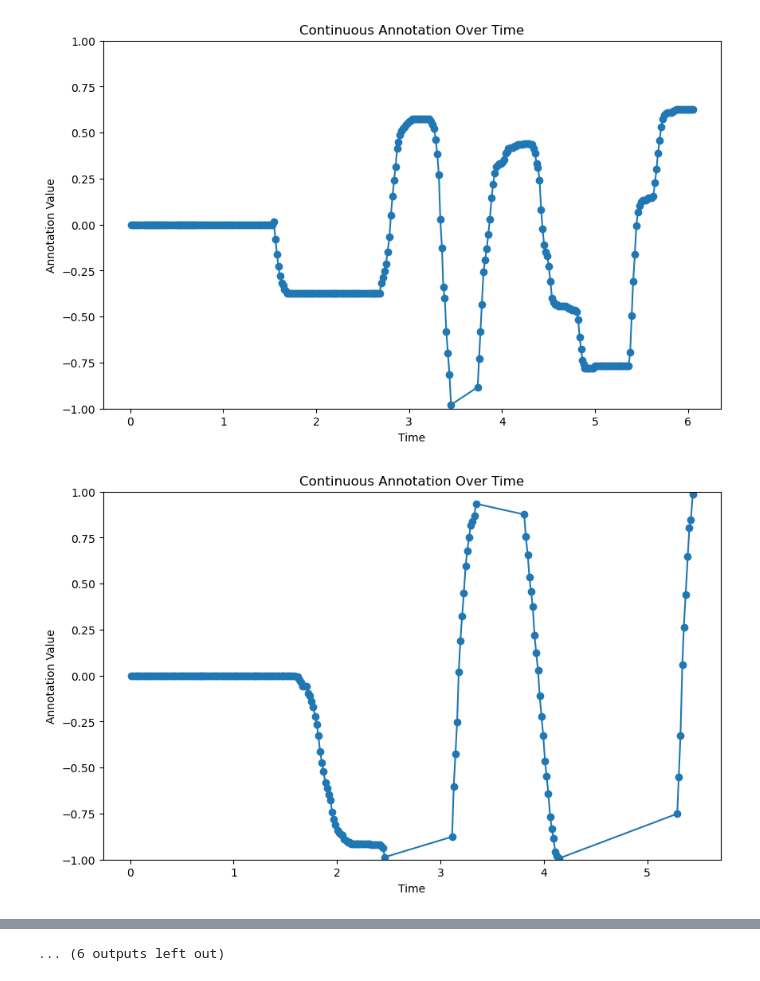
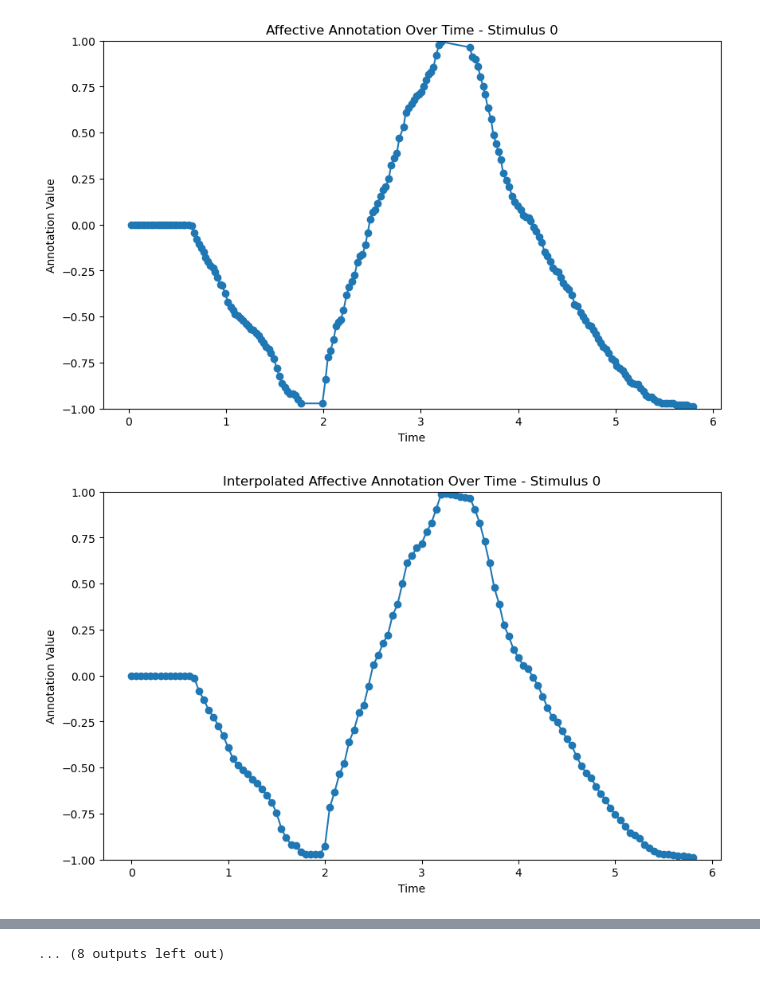
Before and after one commit to tomdamelio/experiment_VR, a Jupyter notebook: non_immersive/test_continuous_annotations.ipynb, the cells around one changed output, grey strips where cells are left out. Cells and saved outputs as stored; diff of their text form; code cells hidden in the pictures.

```diff
--- a/non_immersive/test_continuous_annotations.ipynb
+++ b/non_immersive/test_continuous_annotations.ipynb
@@ -4,7 +4,7 @@ import pandas as pd
 import matplotlib.pyplot as plt
 
 # Carga del archivo .csv
-file_path = "./results/S6/S6_non_immersive_pilot_2024-03-10_23h02.58.174"
+file_path = "./results/S6/S6_non_immersive_pilot_2024-03-11_09h26.19.993.csv"
 data = pd.read_csv(file_path)
 # %%
 import ast  # Utilizaremos ast.literal_eval para convertir el string a una lista de Python
@@ -14,34 +14,66 @@ for stim in range(0, len(data)):
     # Convertimos el string a una lista de listas
     first_value = ast.literal_eval(data['continuous_annotation'].iloc[stim])
 
     # Preparando los datos para el lineplot
     y_values = [pair[0] for pair in first_value]  # Primer valor de cada par como valor en y
     x_values = [pair[1] for pair in first_value]  # Segundo valor de cada par como valor en x (tiempo)
 
     # Creando el lineplot
     plt.figure(figsize=(10, 6))
     plt.plot(x_values, y_values, marker='o', linestyle='-')
-    plt.title('Continuous Annotation Over Time')
+    plt.title(f'Affective Annotation Over Time - Stimulus {stim}')
+    plt.xlabel('Time')
+    plt.ylabel('Annotation Value')
+    plt.ylim(-1, 1)  # Asegurando que el rango en y sea entre -1 y 1
+    plt.show()
+
+    # Convertimos el string a una lista de listas
+    first_value = ast.literal_eval(data['continuous_annotation_interpolated'].iloc[stim])
+
+    # Preparando los datos para el lineplot
+    y_values = [pair[0] for pair in first_value]  # Primer valor de cada par como valor en y
+    x_values = [pair[1] for pair in first_value]  # Segundo valor de cada par como valor en x (tiempo)
+
+    # Creando el lineplot
+    plt.figure(figsize=(10, 6))
+    plt.plot(x_values, y_values, marker='o', linestyle='-')
+    plt.title(f'Interpolated Affective Annotation Over Time - Stimulus {stim}')
+    plt.xlabel('Time')
+    plt.ylabel('Annotation Value')
+    plt.ylim(-1, 1)  # Asegurando que el rango en y sea entre -1 y 1
+    plt.show()
+
+    # Convertimos el string a una lista de listas
+    first_value = ast.literal_eval(data['stim_value'].iloc[stim])
+
+    # Preparando los datos para el lineplot
+    y_values = [pair[0] for pair in first_value]  # Primer valor de cada par como valor en y
+    x_values = [pair[1] for pair in first_value]  # Segundo valor de cada par como valor en x (tiempo)
+
+    # Creando el lineplot
+    plt.figure(figsize=(10, 6))
+    plt.plot(x_values, y_values, marker='o', linestyle='-')
+    plt.title(f'Luminance Over Time - Stimulus {stim}')
     plt.xlabel('Time')
     plt.ylabel('Annotation Value')
     plt.ylim(-1, 1)  # Asegurando que el rango en y sea entre -1 y 1
     plt.show()
 
     # Convertimos el string a una lista de listas
     first_value = ast.literal_eval(data['continuous_annotation_luminance'].iloc[stim])
 
     # Preparando los datos para el lineplot
     y_values = [pair[0] for pair in first_value]  # Primer valor de cada par como valor en y
     x_values = [pair[1] for pair in first_value]  # Segundo valor de cada par como valor en x (tiempo)
 
     # Creando el lineplot
     plt.figure(figsize=(10, 6))
     plt.plot(x_values, y_values, marker='o', linestyle='-')
-    plt.title('Continuous Annotation Over Time')
+    plt.title(f'Luminance Annotation Over Time - Stimulus {stim}')
     plt.xlabel('Time')
     plt.ylabel('Annotation Value')
     plt.ylim(-1, 1)  # Asegurando que el rango en y sea entre -1 y 1
     plt.show()
 # %% [output]
-[figure, old version]
+[figure, new version]
-[figure, old version]
+[figure, new version]
@@ -58,4 +90,4 @@ for stim in range(0, len(data)):
-... (6 outputs left out)
+... (8 outputs left out)
 # %%
 # Convertimos el string a una lista de listas
 first_value = ast.literal_eval(data['continuous_annotation'].iloc[1])
```
Also changed, not shown: parts of 1 cell of this notebook, 15 other files.
